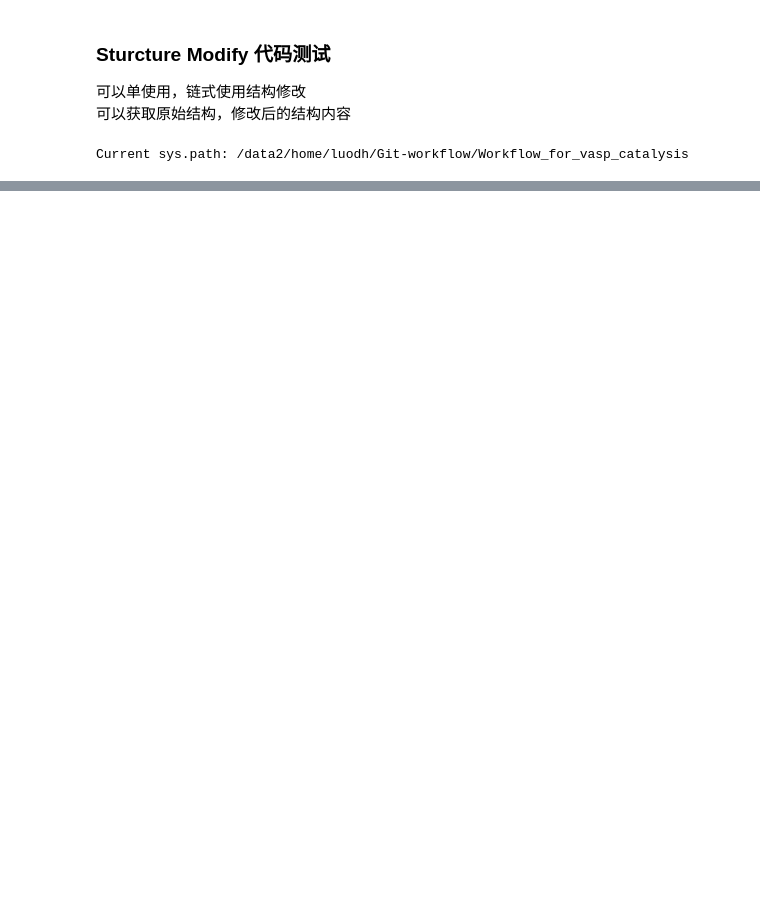
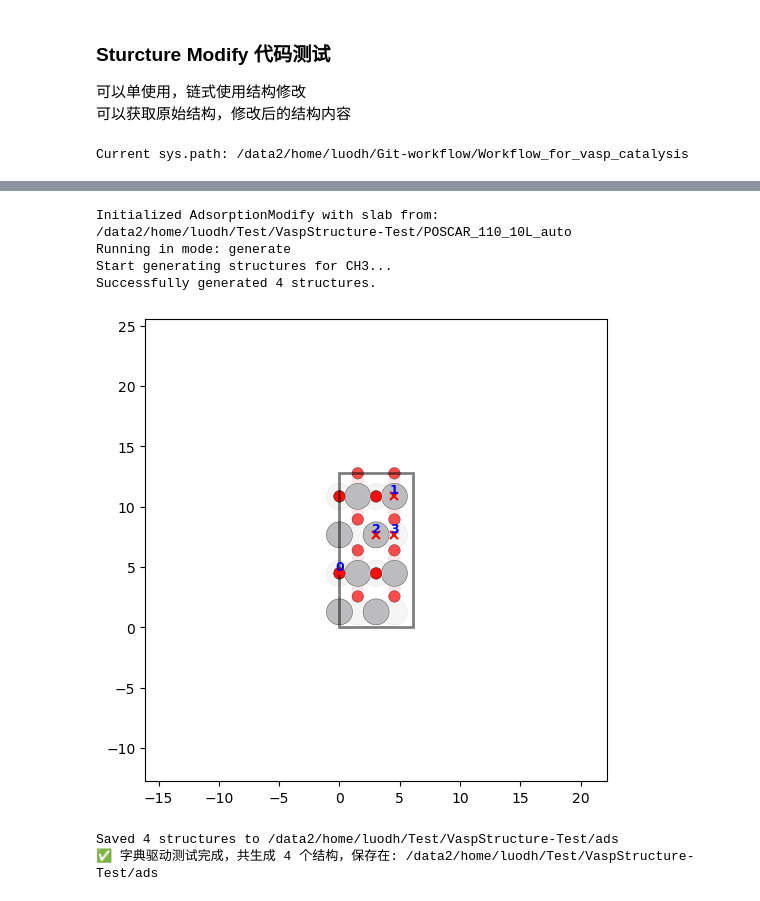
Before and after one commit to l5d5l5/Workflow_for_vasp_catalysis, a Jupyter notebook: vasp_catalysis_tools/Structure-Test.ipynb, the cells around one changed output, grey strips where cells are left out. Saved outputs shown, nothing was run; the diff lists cells and outputs as text; code cells hidden in the pictures; blank space fills up the shorter version.

```diff
--- a/vasp_catalysis_tools/Structure-Test.ipynb
+++ b/vasp_catalysis_tools/Structure-Test.ipynb
@@ -112,0 +290,33 @@ for step_idx, level_structures in enumerate(defect_structures):
+# %%
+#str之后直接传入也可
+# mol_source = Path("/data2/home/luodh/Molecular/C3H6/CONTCAR").resolve() #可以直接传入周期性结构的分子或者分子式（从ase中传入）
+
+config = {
+    "target_slab_source": slab_source,
+    "save_dir": output_path,
+    "mode": "generate",
+    "generate_params": {
+        "molecule_formula": "CH3", # 自动从 ASE 库获取 OH 分子
+        "find_args": {
+            "positions": ["ontop", "bridge"],# 过滤：只在这两种位点吸附
+            "distance":1.0,  #设置吸附位置
+        }
+    },
+    "save_options": {
+        "save": True,
+        "as_subdirs": True, # 不建子文件夹，直接命名为 POSCAR_ontop_0 等
+        "filename": "POSCAR"
+    },
+    "plot": True
+}
+
+generated_structs = AdsorptionModify.run_from_dict(config)
+print(f"✅ 字典驱动测试完成，共生成 {len(generated_structs)} 个结构，保存在: {output_path}")
+# %% [output]
+Initialized AdsorptionModify with slab from: /data2/home/luodh/Test/VaspStructure-Test/POSCAR_110_10L_auto
+Running in mode: generate
+Start generating structures for CH3...
+Successfully generated 4 structures.
+[figure, added]
+Saved 4 structures to /data2/home/luodh/Test/VaspStructure-Test/ads
+✅ 字典驱动测试完成，共生成 4 个结构，保存在: /data2/home/luodh/Test/VaspStructure-Test/ads
```
Also changed, not shown: parts of 10 cells of this notebook, 4 other files.
